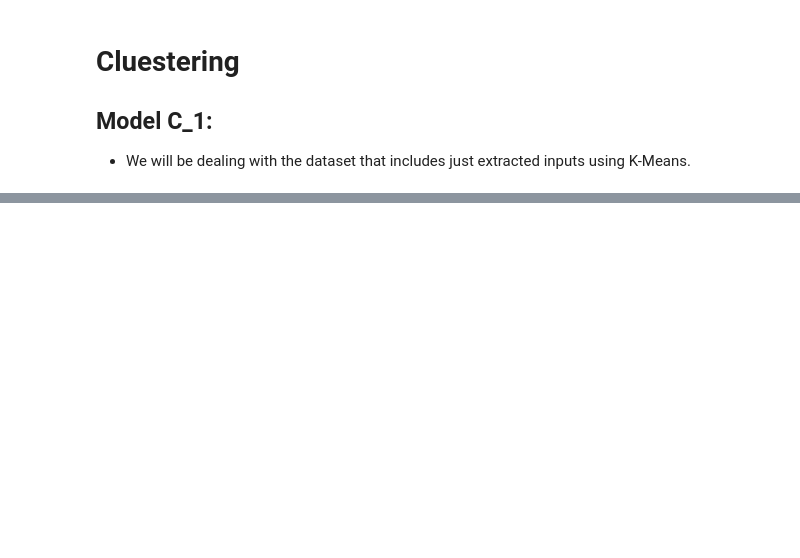
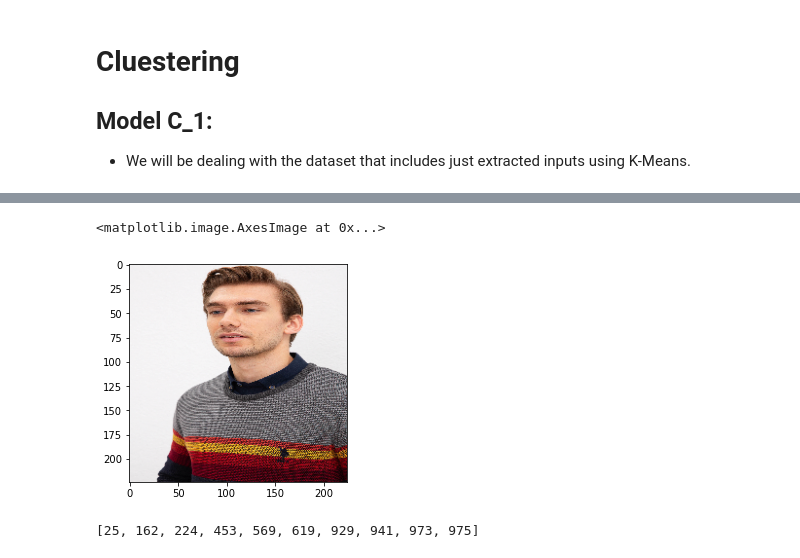
Before and after one commit to melihkacaman/SimilarProducts, a Jupyter notebook: notebooks/TransferLearning_1.ipynb, the cells around one changed output, grey strips where cells are left out. Cells and saved outputs as stored; diff of their text form; code cells hidden in the pictures; blank space fills up the shorter version.

Commit message:
ilk kümeleme kmeans modeli tamamlandı.

```diff
--- a/notebooks/TransferLearning_1.ipynb
+++ b/notebooks/TransferLearning_1.ipynb
@@ -143,0 +129,2 @@ data_tf.class_names
+# %%
+nw_ds = np.array(list(map(lambda image: image.numpy().reshape(224, 224, 3), images)))
@@ -143,0 +135,2 @@ data_tf.class_names
+# %%
+embeddings = model_0.predict(nw_ds)
@@ -168,0 +199,3 @@ AttributeError: 'KMeans' object has no attribute 'get_feature_names_out'
+# %%
+clustering_result = pd.DataFrame({'cluster':kmeans_model.labels_})
+clustering_result.head()
@@ -168,0 +209,24 @@ AttributeError: 'KMeans' object has no attribute 'get_feature_names_out'
+# %%
+idxs =list( clustering_result[clustering_result.cluster == 94].index)
+# %%
+import matplotlib.pyplot as plt
+# bir satırda 3 fotoğraf gösterme fonksiyonu yaz
+def show_images(idxs, images):
+    row = (len(idxs) / 3)
+    if len(idxs) % 3 != 0:
+        row += 1
+
+    for i in range(row):
+        for j in range(3):
+            plt.subplot(1, 3, i+1)
+            plt.imshow(np.array(images[idxs[]]))
+
+
+plt.imshow(np.array(images[0],np.int32))
+# %% [output]
+<matplotlib.image.AxesImage at 0x...>
+[figure, added]
+# %%
+idxs
+# %% [output]
+[25, 162, 224, 453, 569, 619, 929, 941, 973, 975]
```
Also changed, not shown: parts of 33 cells of this notebook, 1 other file.
